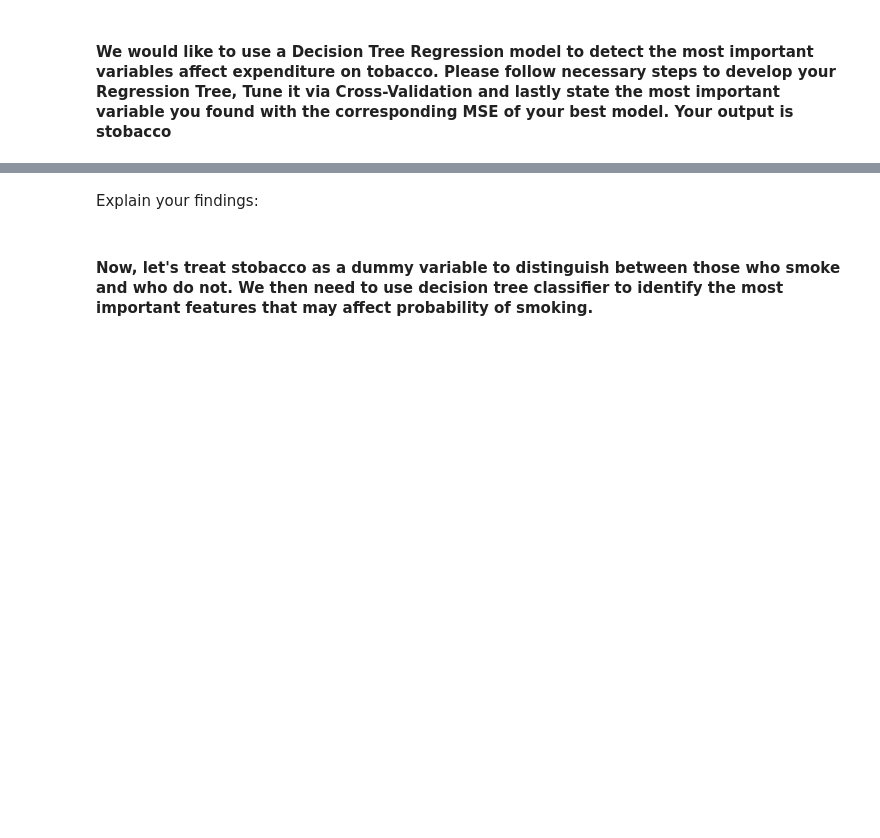
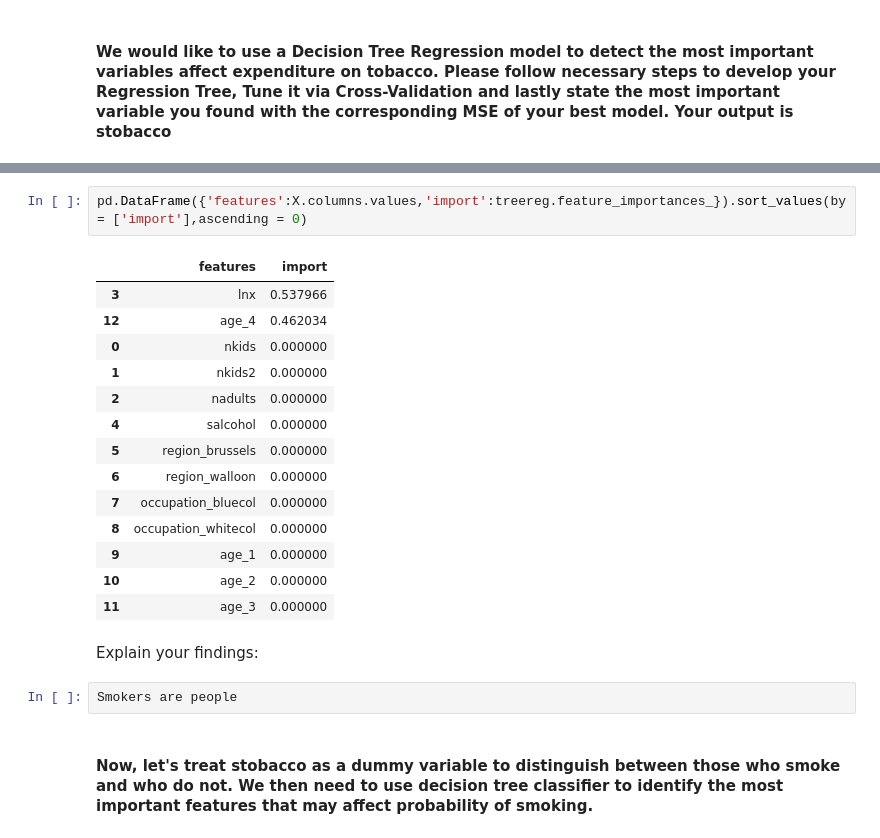
Before and after one commit to readywater/SF-DAT-20, a Jupyter notebook: Code/Lecture11-Practice-Code.ipynb, the cells around one changed output, grey strips where cells are left out. Drawn from its saved outputs; the diff is of its cells as text; blank space fills up the shorter version.

```diff
--- a/Code/Lecture11-Practice-Code.ipynb
+++ b/Code/Lecture11-Practice-Code.ipynb
@@ -29,5 +119,24 @@ TobaccoData.head()
+# %%
+pd.DataFrame({'features':X.columns.values,'import':treereg.feature_importances_}).sort_values(by = ['import'],ascending = 0)
+# %% [output]
+|  | features | import |
+| 3 | lnx | 0.537966 |
+| 12 | age_4 | 0.462034 |
+| 0 | nkids | 0.000000 |
+| 1 | nkids2 | 0.000000 |
+| 2 | nadults | 0.000000 |
+| 4 | salcohol | 0.000000 |
+| 5 | region_brussels | 0.000000 |
+| 6 | region_walloon | 0.000000 |
+| 7 | occupation_bluecol | 0.000000 |
+| 8 | occupation_whitecol | 0.000000 |
+| 9 | age_1 | 0.000000 |
+| 10 | age_2 | 0.000000 |
+| 11 | age_3 | 0.000000 |
 # %% [markdown]
 Explain your findings:
+# %%
+Smokers are people
 # %% [markdown]
 #### Now, let's treat stobacco as a dummy variable to distinguish between those who smoke and who do not. We then need to use decision tree classifier to identify the most important features that may affect probability of smoking.
 # %%
```
Also changed, not shown: parts of 14 cells of this notebook, 1 other file.
